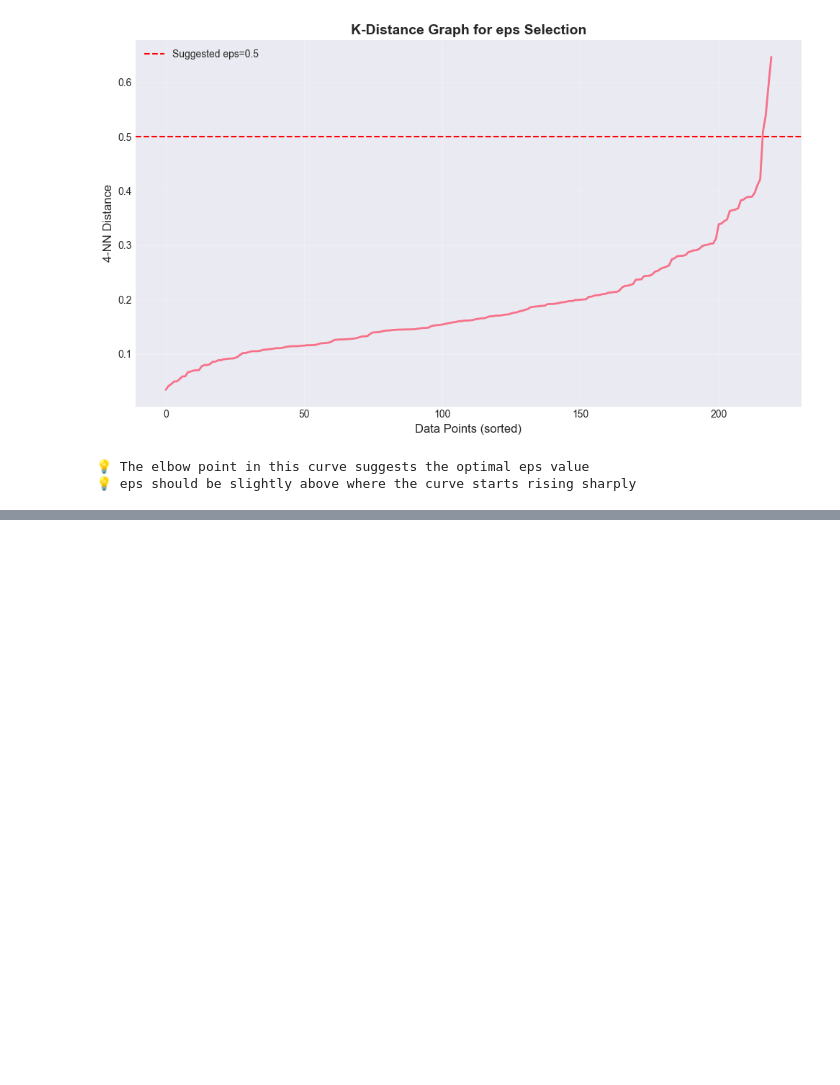
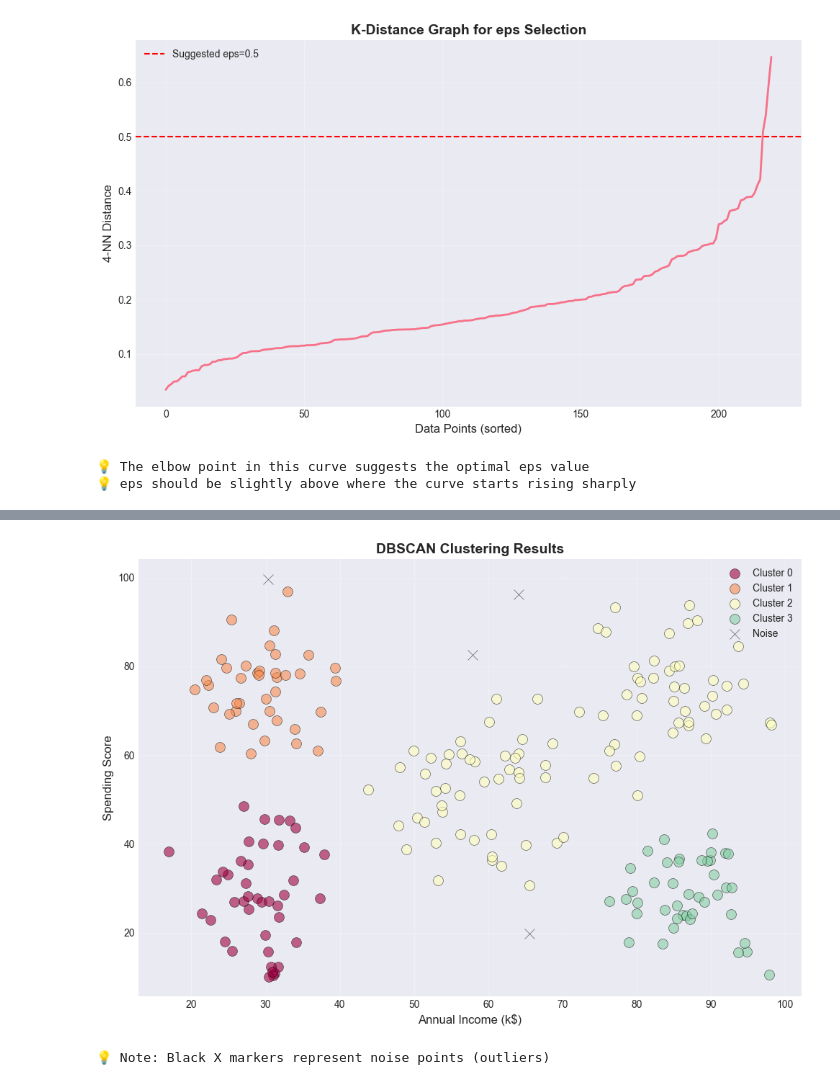
Before and after one commit to harshaiml/aiml-daily-practice, a Jupyter notebook: notebooks/IM Session 39 - Clustering in Practice/Clustering-practice.ipynb, the cells around one changed output, grey strips where cells are left out. Drawn from its saved outputs; the diff is of its cells as text; code cells hidden in the pictures; blank space fills up the shorter version.

```diff
--- a/notebooks/IM Session 39 - Clustering in Practice/Clustering-practice.ipynb
+++ b/notebooks/IM Session 39 - Clustering in Practice/Clustering-practice.ipynb
@@ -291,0 +320,16 @@ print('💡 eps should be slightly above where the curve starts rising sharply')
+# %%
+# Fit K-Means with optimal K
+optimal_k = 5  # Based on analysis above
+kmeans = KMeans(n_clusters=optimal_k, init='k-means++', random_state=42)
+kmeans_labels = kmeans.fit_predict(X_scaled)
+
+# Add cluster labels to dataframe
+df['KMeans_Cluster'] = kmeans_labels
+
+print(f'✅ K-Means clustering completed with K={optimal_k}')
+print(f'Cluster distribution:')
+print(df['KMeans_Cluster'].value_counts().sort_index())
+
+# Calculate final silhouette score
+final_silhouette = silhouette_score(X_scaled, kmeans_labels)
+print(f'\nFinal Silhouette Score: {final_silhouette:.3f}')
@@ -291,0 +453,40 @@ print('💡 eps should be slightly above where the curve starts rising sharply')
+# %%
+# Visualize DBSCAN clusters
+plt.figure(figsize=(10, 7))
+
+# Separate noise points
+core_samples_mask = np.zeros_like(dbscan_labels, dtype=bool)
+core_samples_mask[dbscan.core_sample_indices_] = True
+
+unique_labels = set(dbscan_labels)
+colors = plt.cm.Spectral(np.linspace(0, 1, len(unique_labels)))
+
+for k, col in zip(unique_labels, colors):
+    if k == -1:
+        # Noise points in black
+        col = 'black'
+        marker = 'x'
+        label = 'Noise'
+    else:
+        marker = 'o'
+        label = f'Cluster {k}'
+
+    class_member_mask = (dbscan_labels == k)
+    xy = df.loc[class_member_mask, ['Annual_Income_k$', 'Spending_Score']].values
+
+    plt.scatter(xy[:, 0], xy[:, 1], c=[col], marker=marker,
+                s=100, alpha=0.6, edgecolors='black', linewidth=0.5,
+                label=label)
+
+plt.xlabel('Annual Income (k$)', fontsize=12)
+plt.ylabel('Spending Score', fontsize=12)
+plt.title('DBSCAN Clustering Results', fontsize=14, fontweight='bold')
+plt.legend()
+plt.grid(True, alpha=0.3)
+plt.tight_layout()
+plt.show()
+
+print(f'\n💡 Note: Black X markers represent noise points (outliers)')
+# %% [output]
+[figure, added]
+💡 Note: Black X markers represent noise points (outliers)
```
Also changed, not shown: parts of 10 cells of this notebook, 1 other file.
